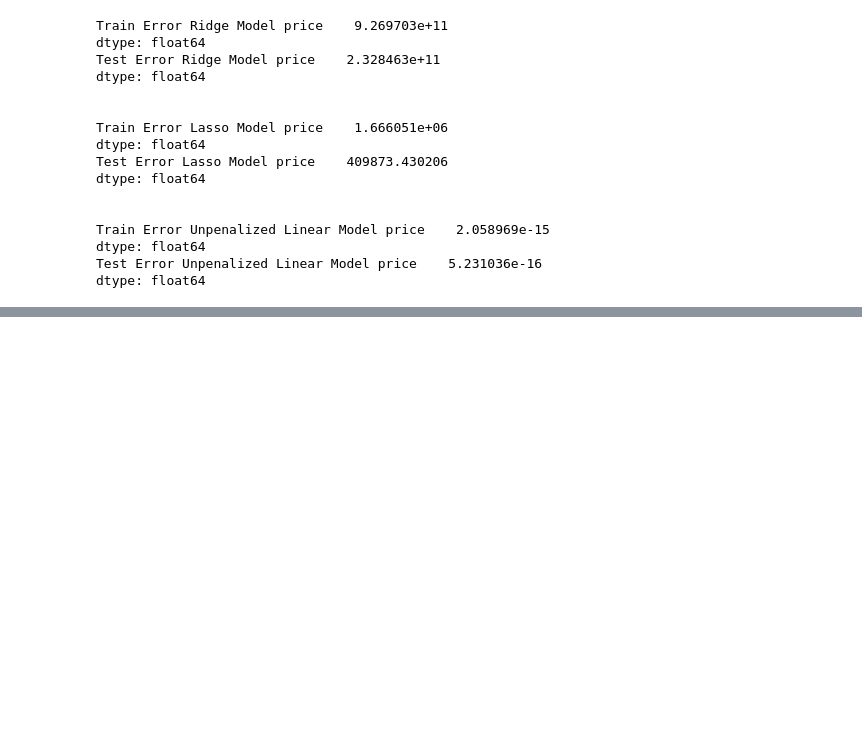
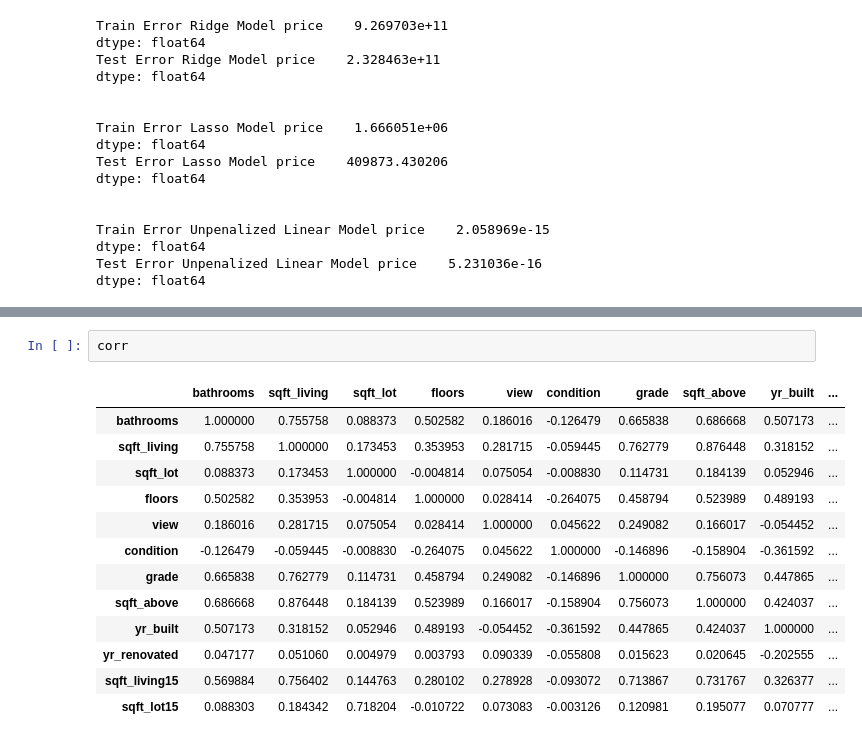
Before and after one commit to kmcnicoll/KyleMatt, a Jupyter notebook: kc_housing_data - wip - finch.ipynb, the cells around one changed output, grey strips where cells are left out. Saved outputs shown, nothing was run; the diff lists cells and outputs as text; blank space fills up the shorter version.

```diff
--- a/kc_housing_data.ipynb
+++ b/kc_housing_data - wip - finch.ipynb
@@ -190,0 +198,16 @@ dtype: float64
+# %%
+corr
+# %% [output]
+|  | bathrooms | sqft_living | sqft_lot | floors | view | condition | grade | sqft_above | yr_built | ... |
+| bathrooms | 1.000000 | 0.755758 | 0.088373 | 0.502582 | 0.186016 | -0.126479 | 0.665838 | 0.686668 | 0.507173 | ... |
+| sqft_living | 0.755758 | 1.000000 | 0.173453 | 0.353953 | 0.281715 | -0.059445 | 0.762779 | 0.876448 | 0.318152 | ... |
+| sqft_lot | 0.088373 | 0.173453 | 1.000000 | -0.004814 | 0.075054 | -0.008830 | 0.114731 | 0.184139 | 0.052946 | ... |
+| floors | 0.502582 | 0.353953 | -0.004814 | 1.000000 | 0.028414 | -0.264075 | 0.458794 | 0.523989 | 0.489193 | ... |
+| view | 0.186016 | 0.281715 | 0.075054 | 0.028414 | 1.000000 | 0.045622 | 0.249082 | 0.166017 | -0.054452 | ... |
+| condition | -0.126479 | -0.059445 | -0.008830 | -0.264075 | 0.045622 | 1.000000 | -0.146896 | -0.158904 | -0.361592 | ... |
+| grade | 0.665838 | 0.762779 | 0.114731 | 0.458794 | 0.249082 | -0.146896 | 1.000000 | 0.756073 | 0.447865 | ... |
+| sqft_above | 0.686668 | 0.876448 | 0.184139 | 0.523989 | 0.166017 | -0.158904 | 0.756073 | 1.000000 | 0.424037 | ... |
+| yr_built | 0.507173 | 0.318152 | 0.052946 | 0.489193 | -0.054452 | -0.361592 | 0.447865 | 0.424037 | 1.000000 | ... |
+| yr_renovated | 0.047177 | 0.051060 | 0.004979 | 0.003793 | 0.090339 | -0.055808 | 0.015623 | 0.020645 | -0.202555 | ... |
+| sqft_living15 | 0.569884 | 0.756402 | 0.144763 | 0.280102 | 0.278928 | -0.093072 | 0.713867 | 0.731767 | 0.326377 | ... |
+| sqft_lot15 | 0.088303 | 0.184342 | 0.718204 | -0.010722 | 0.073083 | -0.003126 | 0.120981 | 0.195077 | 0.070777 | ... |
```
Also changed, not shown: parts of 10 cells of this notebook.
